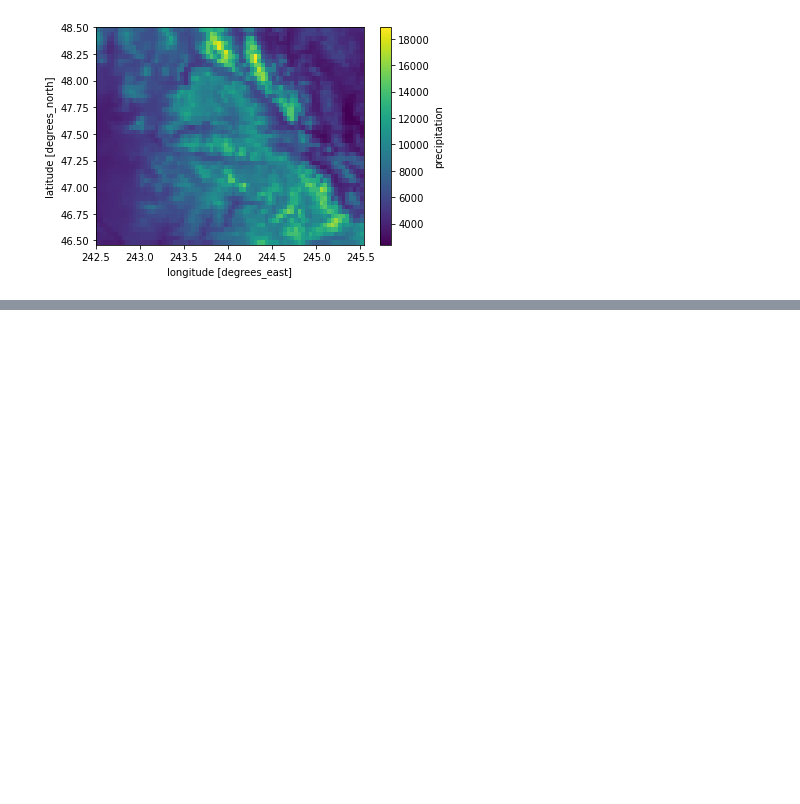
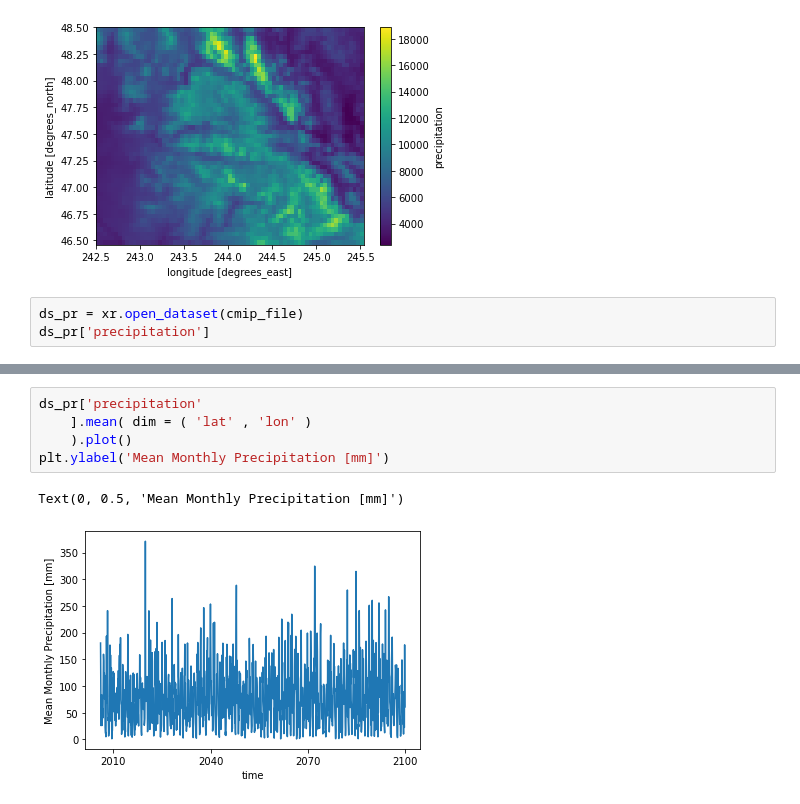
Before and after one commit to mcreelma/GEOS505_F22, a Jupyter notebook: GPD/xarray_Tutorial.ipynb, the cells around one changed output, grey strips where cells are left out. Saved outputs shown, nothing was run; the diff lists cells and outputs as text; blank space fills up the shorter version.

```diff
--- a/GPD/xarray_Tutorial.ipynb
+++ b/GPD/xarray_Tutorial.ipynb
@@ -73,3 +73,6 @@ ds_pr['precipitation'].groupby('time.month').sum(dim = 'time').mean(dim = 'month
 # %% [output]
 <matplotlib.collections.QuadMesh at 0x...>
 [figure]
+# %%
+ds_pr = xr.open_dataset(cmip_file)
+ds_pr['precipitation']
@@ -75,0 +103,8 @@ ds_pr['precipitation'].groupby('time.month').sum(dim = 'time').mean(dim = 'month
+# %%
+ds_pr['precipitation'
+    ].mean( dim = ( 'lat' , 'lon' )
+    ).plot()
+plt.ylabel('Mean Monthly Precipitation [mm]')
+# %% [output]
+Text(0, 0.5, 'Mean Monthly Precipitation [mm]')
+[figure, added]
```
Also changed, not shown: parts of 7 cells of this notebook.
